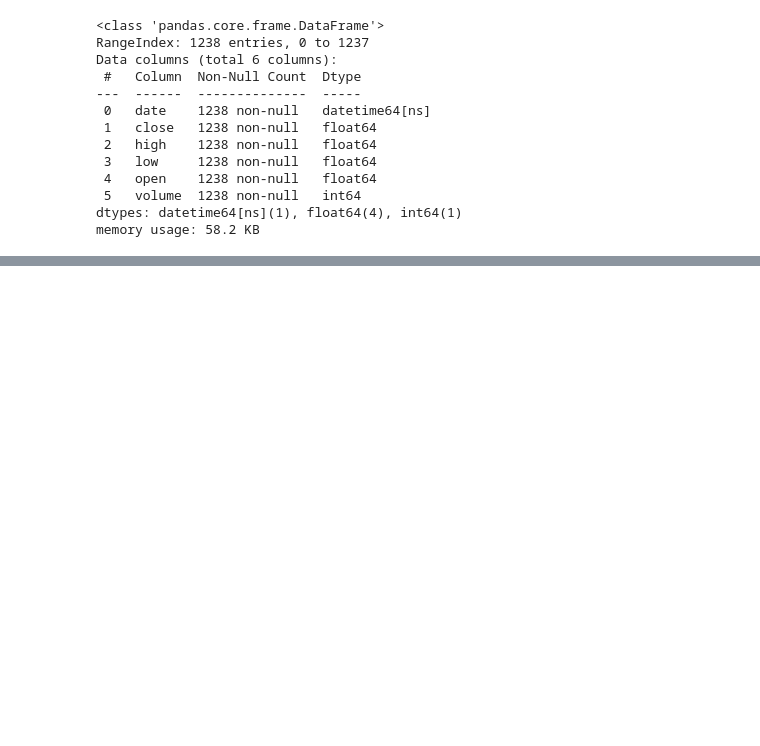
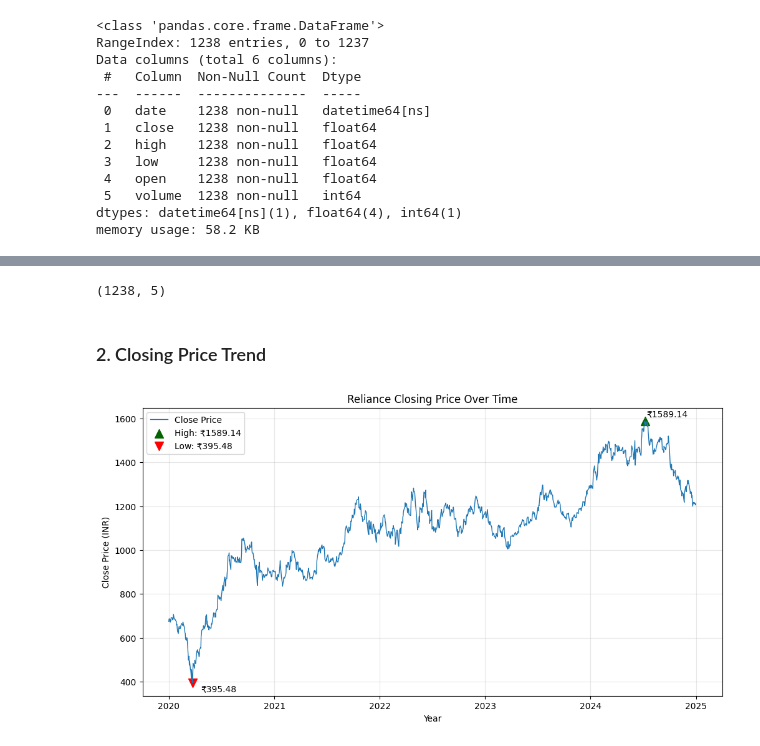
Before and after one commit to bhuvansai93/ds_project_stock_price_prediction, a Jupyter notebook: code_reliance.ipynb, the cells around one changed output, grey strips where cells are left out. Cells and saved outputs as stored; diff of their text form; code cells hidden in the pictures; blank space fills up the shorter version.

```diff
--- a/code_reliance.ipynb
+++ b/code_reliance.ipynb
@@ -170,0 +206,42 @@ df.head()
+# %%
+reliance_df.shape
+# %% [output]
+(1238, 5)
+# %% [markdown]
+### 2. Closing Price Trend
+# %%
+plt.figure(figsize=(12, 6))
+
+# Line plot
+sns.lineplot(data=reliance_df, x=reliance_df.index, y='close', linewidth=1, label='Close Price')
+
+# Find highest and lowest close price
+max_price = reliance_df['close'].max()
+min_price = reliance_df['close'].min()
+
+max_date = reliance_df['close'].idxmax()
+min_date = reliance_df['close'].idxmin()
+
+# Mark points
+plt.scatter(max_date, max_price, s=100, marker='^', c='darkgreen', label=f'High: ₹{max_price:.2f}')
+plt.scatter(min_date, min_price, s=100, marker='v', c='red', label=f'Low: ₹{min_price:.2f}')
+
+# Add value labels
+plt.annotate(f'₹{max_price:.2f}',
+             xy=(max_date, max_price),
+             xytext=(2, 5),
+             textcoords='offset points')
+
+plt.annotate(f'₹{min_price:.2f}',
+             xy=(min_date, min_price),
+             xytext=(10, -10),
+             textcoords='offset points')
+
+plt.title('Reliance Closing Price Over Time')
+plt.xlabel('Year')
+plt.ylabel('Close Price (INR)')
+plt.grid(alpha=0.3)
+plt.legend()
+plt.show()
+# %% [output]
+[figure, added]
```
Also changed, not shown: parts of 31 cells of this notebook.
